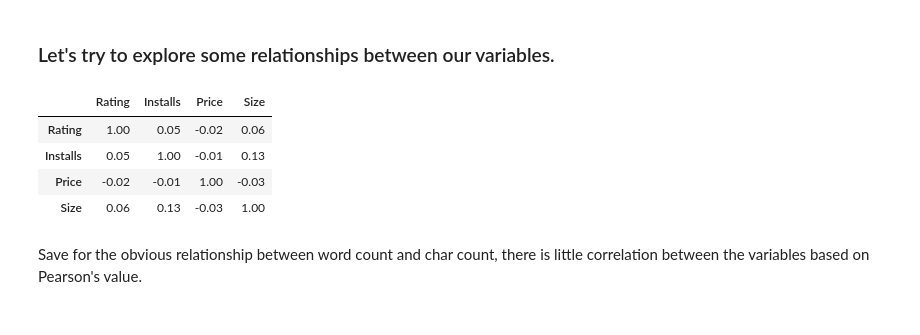
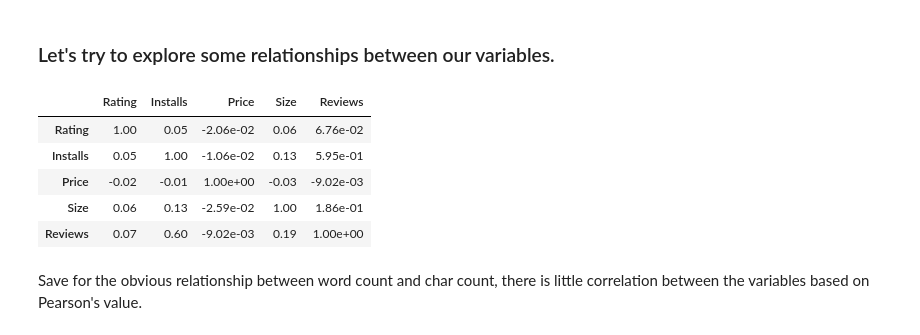
Before and after one commit to Titan-Ngo/COGS108_Repo, a Jupyter notebook: FinalProject.ipynb, the cells around one changed output. Drawn from its saved outputs; the diff is of its cells as text; code cells hidden in the pictures.

```diff
--- a/FinalProject.ipynb
+++ b/FinalProject.ipynb
@@ -528,12 +612,13 @@ From the above histogram, it looks like installs is strongly __skewed right__.
 ### Let's try to explore some relationships between our variables.
 # %%
 # Calculates Pearson correlation coefficient between variables with all observations
-df.iloc[:,1:5].corr()
+df.iloc[:,1:6].corr()
 # %% [output]
-|  | Rating | Installs | Price | Size |
-| Rating | 1.00 | 0.05 | -0.02 | 0.06 |
-| Installs | 0.05 | 1.00 | -0.01 | 0.13 |
-| Price | -0.02 | -0.01 | 1.00 | -0.03 |
-| Size | 0.06 | 0.13 | -0.03 | 1.00 |
+|  | Rating | Installs | Price | Size | Reviews |
+| Rating | 1.00 | 0.05 | -2.06e-02 | 0.06 | 6.76e-02 |
+| Installs | 0.05 | 1.00 | -1.06e-02 | 0.13 | 5.95e-01 |
+| Price | -0.02 | -0.01 | 1.00e+00 | -0.03 | -9.02e-03 |
+| Size | 0.06 | 0.13 | -2.59e-02 | 1.00 | 1.86e-01 |
+| Reviews | 0.07 | 0.60 | -9.02e-03 | 0.19 | 1.00e+00 |
 # %% [markdown]
 Save for the obvious relationship between word count and char count, there is little correlation between the variables based on Pearson's value.
```
Also changed, not shown: parts of 36 cells of this notebook.
